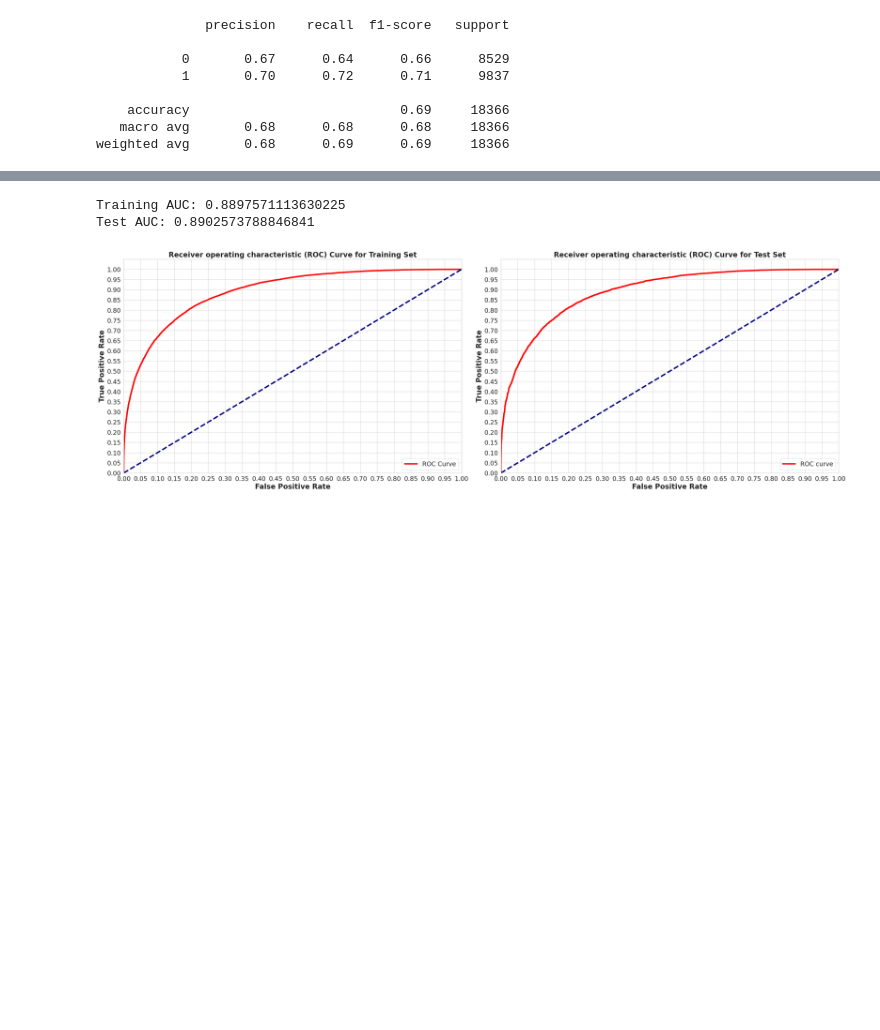
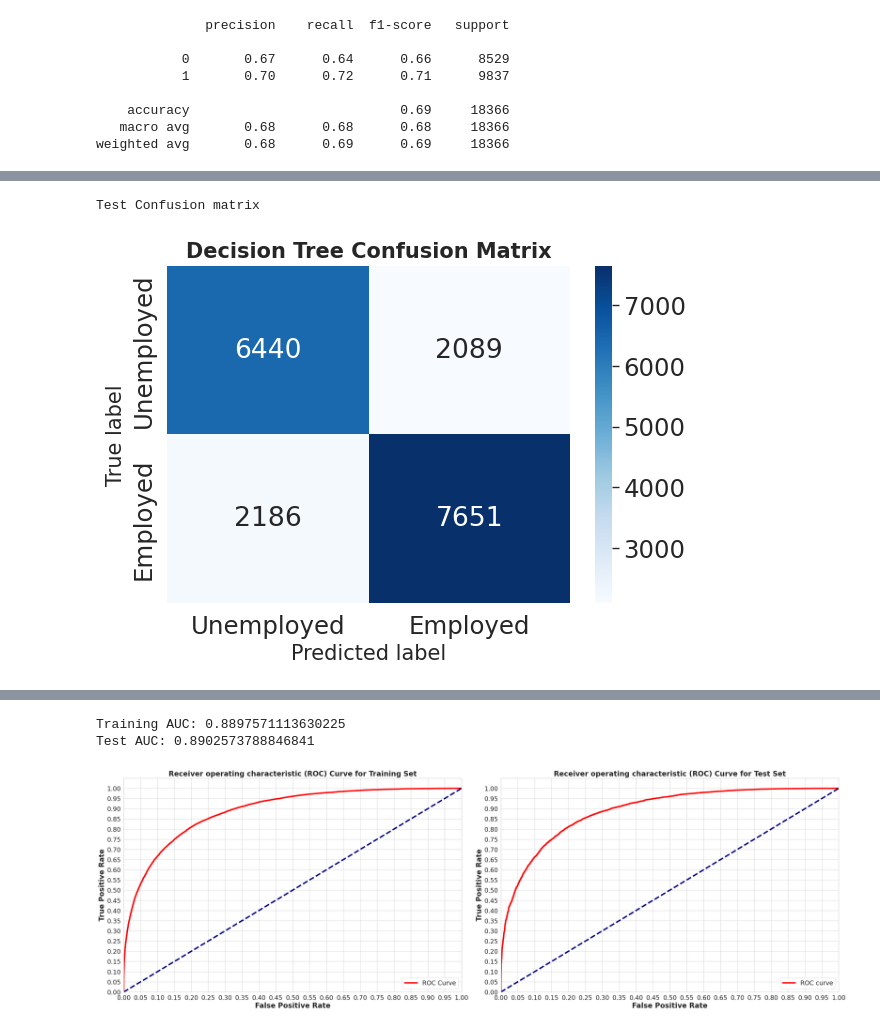
Before and after one commit to agustinse/ISA530Final, a Jupyter notebook: ISA_530_Final_Project_V5_Rao.ipynb, the cells around one changed output, grey strips where cells are left out. Saved outputs shown, nothing was run; the diff lists cells and outputs as text; code cells hidden in the pictures; blank space fills up the shorter version.

```diff
--- a/ISA_530_Final_Project_V5_Rao.ipynb
+++ b/ISA_530_Final_Project_V5_Rao.ipynb
@@ -955,0 +1072,18 @@ Test Confusion matrix
+# %%
+# visualizing a confusion matrix using the decision tree model
+classes=['Unemployed', 'Employed']
+def plot_confusionmatrix(y_train_pred,y_train,dom, classes):
+    print(f'{dom} Confusion matrix')
+    cf = confusion_matrix(y_train,y_train_pred)
+    sns.heatmap(cf,annot=True,yticklabels=classes
+               ,xticklabels=classes,cmap='Blues', fmt='g')
+    plt.ylabel("True label", fontsize = 15)
+    plt.xlabel("Predicted label", fontsize = 15)
+    plt.title('Decision Tree Confusion Matrix', fontsize=15, fontweight = 'bold')
+    plt.tight_layout()
+    plt.show()
+
+plot_confusionmatrix(dt_predictions, y_test, dom = "Test", classes = classes)
+# %% [output]
+Test Confusion matrix
+[figure, added]
```
Also changed, not shown: parts of 27 cells of this notebook.
